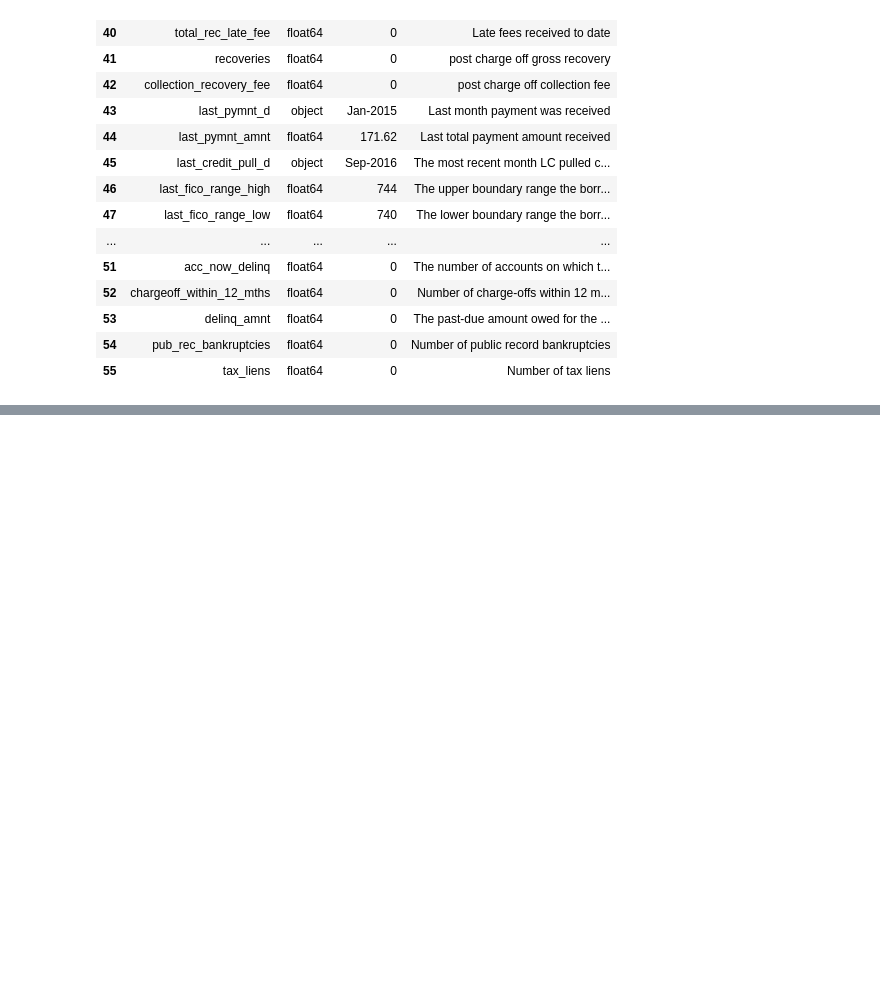
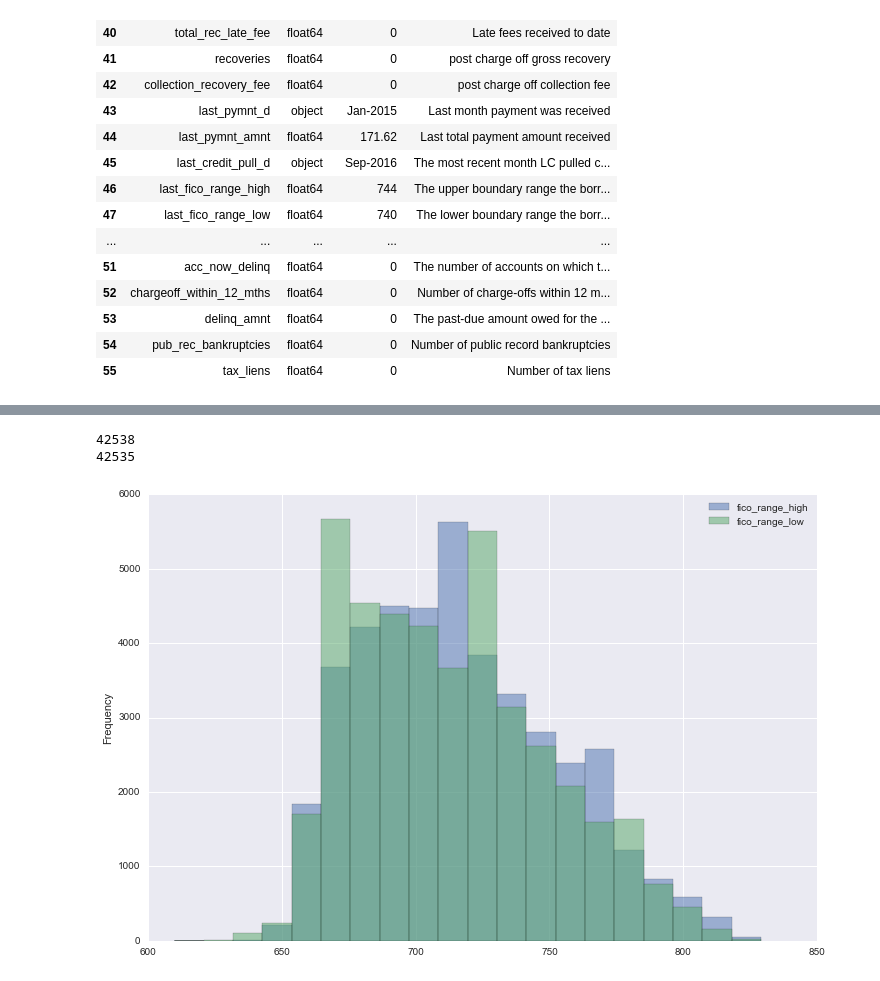
Before and after one commit to CanCeylan/ml-lending_club, a Jupyter notebook: loan_analysis.ipynb, the cells around one changed output, grey strips where cells are left out. Saved outputs shown, nothing was run; the diff lists cells and outputs as text; code cells hidden in the pictures; blank space fills up the shorter version.

```diff
--- a/loan_analysis.ipynb
+++ b/loan_analysis.ipynb
@@ -151,0 +162,12 @@ loans_2007 = loans_2007.drop(drop_cols, axis=1)
+# %%
+fico_columns = ['fico_range_high','fico_range_low']
+
+print(loans_2007.shape[0])
+loans_2007.dropna(subset=fico_columns, inplace=True)
+print(loans_2007.shape[0])
+
+loans_2007[fico_columns].plot.hist(alpha=0.5, bins=20);
+# %% [output]
+42538
+42535
+[figure, added]
```
Also changed, not shown: parts of 55 cells of this notebook, 3 other files.
